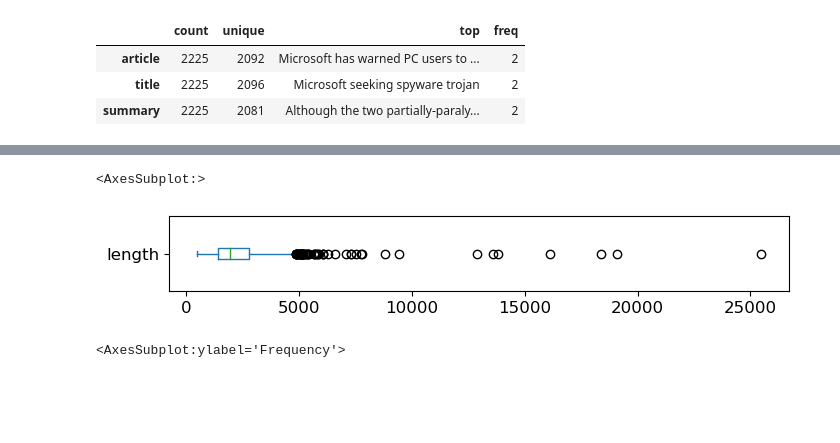
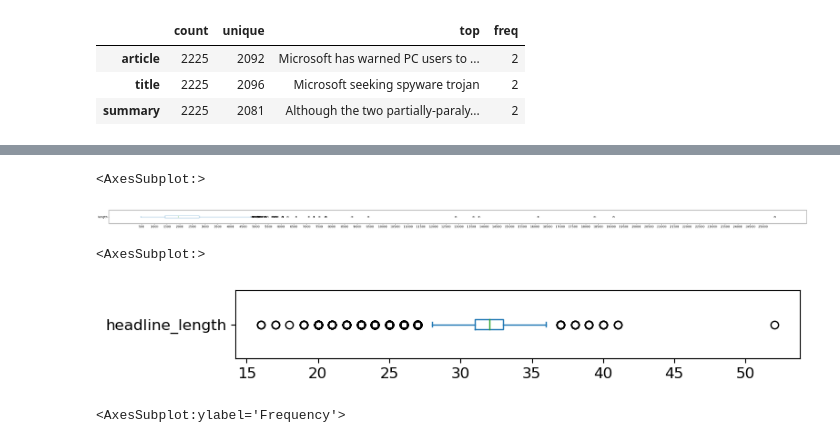
Before and after one commit to furyhawk/text_summarization, a Jupyter notebook: notebooks/explore_bbc_dataset.ipynb, the cells around one changed output, grey strips where cells are left out. Cells and saved outputs as stored; diff of their text form; code cells hidden in the pictures; blank space fills up the shorter version.

```diff
--- a/notebooks/explore_bbc_dataset.ipynb
+++ b/notebooks/explore_bbc_dataset.ipynb
@@ -49,7 +49,8 @@ def loadDataset(root_path):
             f"{root_path}/News Articles/{type_of_article}"))
 
         print(f'"Reading {type_of_article} articles"')
-        dataframe = pd.DataFrame(columns=['title', 'article', 'summary'])
+        dataframe = pd.DataFrame(
+            columns=['title', 'article', 'summary', 'category'])
 
         for i in tqdm(range(num_of_article)):
             with open(f'{root_path}/News Articles/{type_of_article}/{(i+1):03d}.txt', 'r', encoding="utf8", errors='ignore') as f:
@@ -58,7 +59,7 @@ def loadDataset(root_path):
                 summary = f.read()
 
             dataframe.loc[i] = [article[0], article[2].replace(
-                '\n', ' ').replace('\r', ''), summary]
+                '\n', ' ').replace('\r', ''), summary, type_of_article]
 
         df = df.append(dataframe, ignore_index=True)
 
@@ -71,7 +72,3 @@ if os.path.isfile(fname):
 else:
     df = loadDataset(root_path)
     df.to_csv(fname, index=False)
-# %%
-df['length'] = df['article'].str.len()
-
-df.describe().T
@@ -80,0 +78,7 @@ df.describe().T
+# %%
+df['article_length'] = df['article'].str.len()
+df['headline_length'] = df['title'].str.len()
+df['summary_length'] = df['summary'].str.len()
+df['summary_ratio'] = df['summary'].str.len() / df['article'].str.len()
+
+df.describe().T
@@ -98,8 +124,13 @@ dtype: int64
+# %%
+df['length'].plot(kind='box', vert=False, figsize=(50, 1), xticks=np.arange(500, max(df['length'])+1, 500.0))
+# %% [output]
+<AxesSubplot:>
+[figure, added]
 # %%
-df['length'].plot(kind='box', vert=False, figsize=(8, 1))
+df['headline_length'].plot(kind='box', vert=False, figsize=(8, 1))
 # %% [output]
 <AxesSubplot:>
-[figure, old version]
+[figure, new version]
 # %%
 df['length'].plot(kind='hist', bins=50, figsize=(8,2))
 # %% [output]
```
Also changed, not shown: parts of 17 cells of this notebook, 4 other files.
